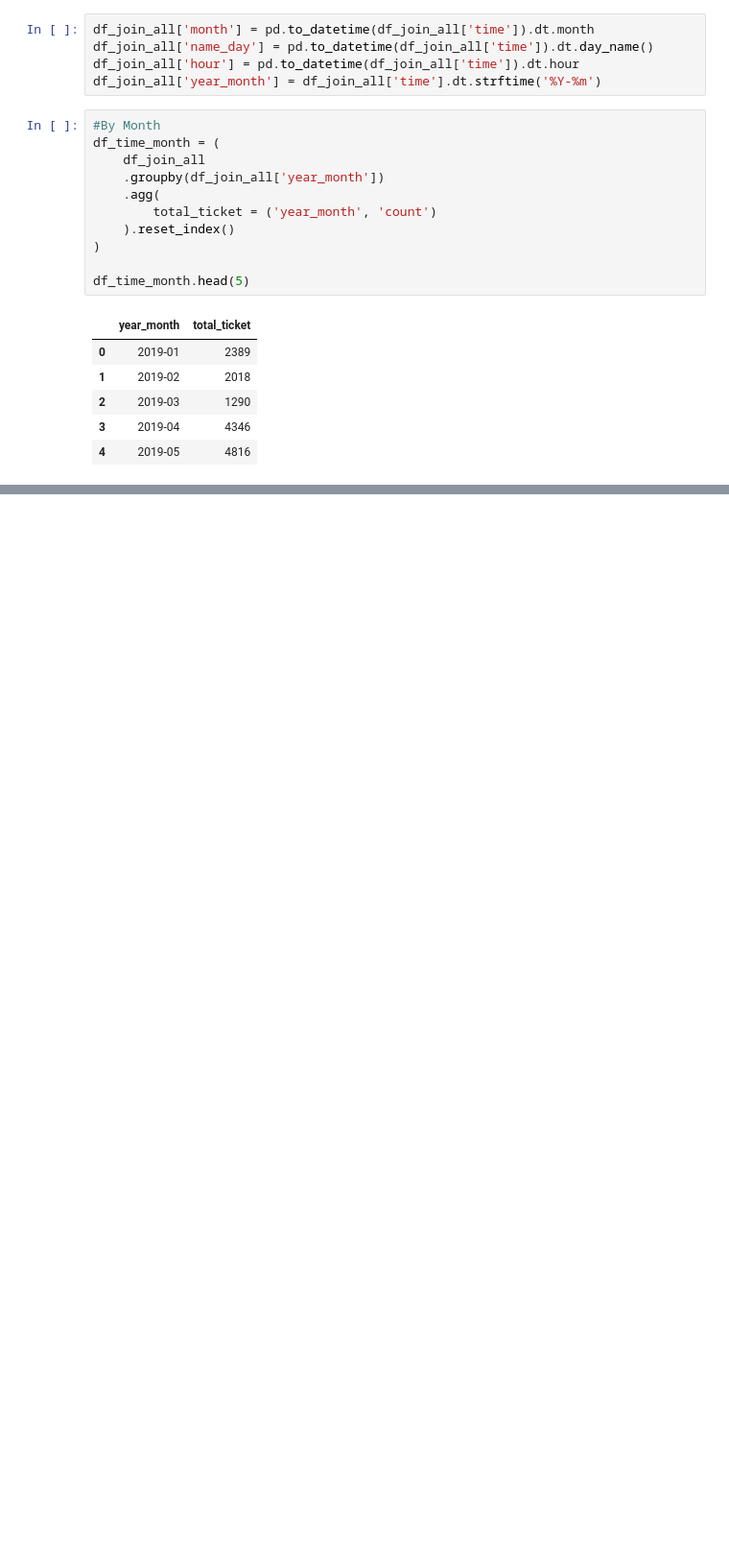
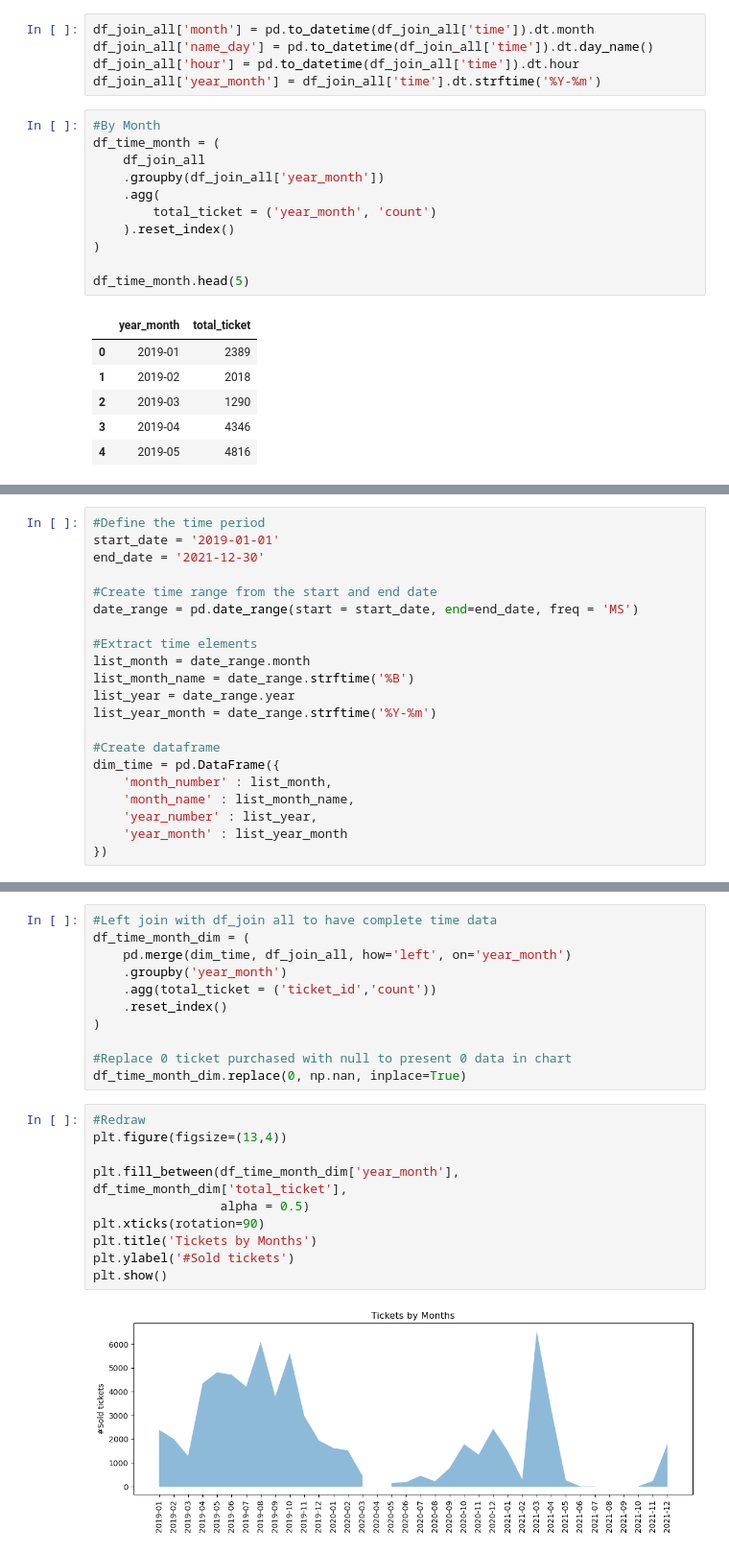
Before and after one commit to DucD0610/HOYTS-Cinema-Ticket-Sales-Analysis, a Jupyter notebook: Capstone project/captone project.ipynb, the cells around one changed output, grey strips where cells are left out. Shown at 96% size. Saved outputs shown, nothing was run; the diff lists cells and outputs as text; blank space fills up the shorter version.

Commit message:
Time series continue

```diff
--- a/Capstone project/captone project.ipynb
+++ b/Capstone project/captone project.ipynb
@@ -683,0 +697,21 @@ These trends can be explained by the lockdowns during the COVID-19 pandemic. Dur
+# %%
+#Define the time period
+start_date = '2019-01-01'
+end_date = '2021-12-30'
+
+#Create time range from the start and end date
+date_range = pd.date_range(start = start_date, end=end_date, freq = 'MS')
+
+#Extract time elements
+list_month = date_range.month
+list_month_name = date_range.strftime('%B')
+list_year = date_range.year
+list_year_month = date_range.strftime('%Y-%m')
+
+#Create dataframe
+dim_time = pd.DataFrame({
+    'month_number' : list_month,
+    'month_name' : list_month_name,
+    'year_number' : list_year,
+    'year_month' : list_year_month
+})
@@ -683,0 +734,23 @@ These trends can be explained by the lockdowns during the COVID-19 pandemic. Dur
+# %%
+#Left join with df_join all to have complete time data
+df_time_month_dim = (
+    pd.merge(dim_time, df_join_all, how='left', on='year_month')
+    .groupby('year_month')
+    .agg(total_ticket = ('ticket_id','count'))
+    .reset_index()
+)
+
+#Replace 0 ticket purchased with null to present 0 data in chart
+df_time_month_dim.replace(0, np.nan, inplace=True)
+# %%
+#Redraw
+plt.figure(figsize=(13,4))
+
+plt.fill_between(df_time_month_dim['year_month'], df_time_month_dim['total_ticket'],
+                 alpha = 0.5)
+plt.xticks(rotation=90)
+plt.title('Tickets by Months')
+plt.ylabel('#Sold tickets')
+plt.show()
+# %% [output]
+[figure, added]
```
Also changed, not shown: parts of 13 cells of this notebook.
